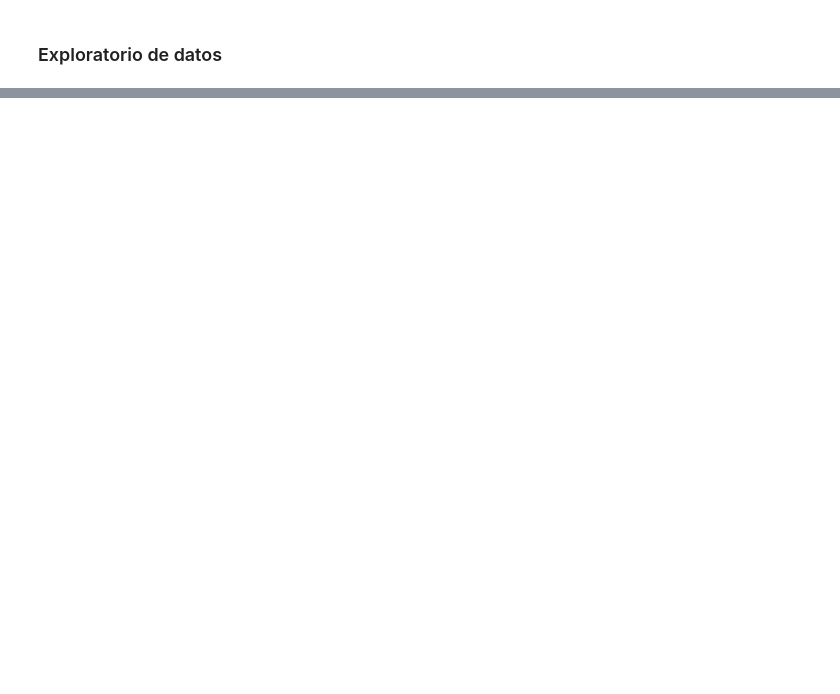
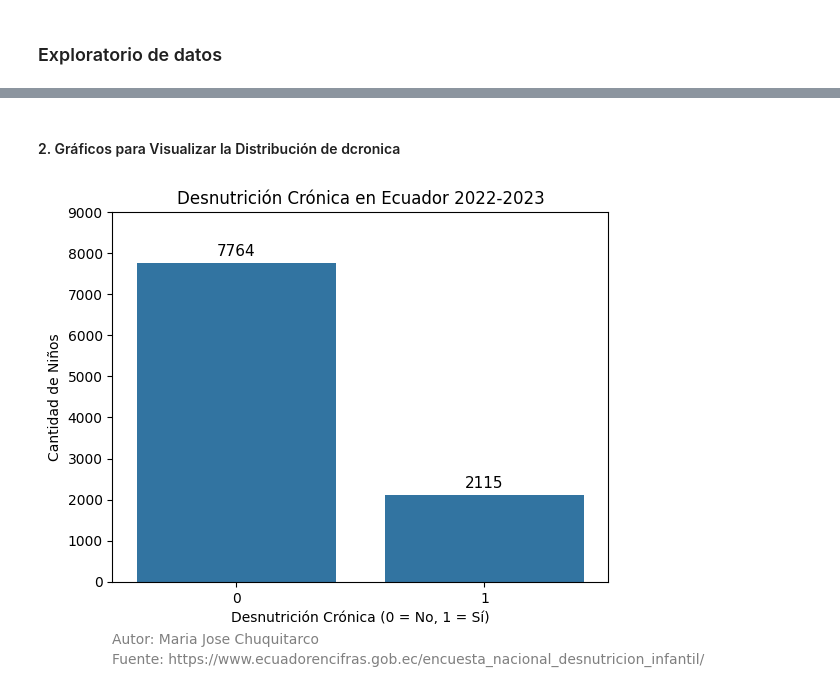
Before and after one commit to MariaChuquitarco/014MBID, a Jupyter notebook: TFM_1.ipynb, the cells around one changed output, grey strips where cells are left out. Cells and saved outputs as stored; diff of their text form; code cells hidden in the pictures; blank space fills up the shorter version.

```diff
--- a/TFM_1.ipynb
+++ b/TFM_1.ipynb
@@ -121,0 +151,22 @@ Cantidad de registros: 10154
+# %%
+# Supongamos que base_general es tu DataFrame original
+# Reemplazar valores nulos en las columnas categóricas por 'Desconocido'
+categorical_cols = ['area_x','area_y', 'region', 'prov', 'parr_pri', 'etnia', 'sexo', 'padre_hogar', 'madre_hogar','material_techo', 'material_paredes','tiempo_despues_empezo_a_lactar',
+ 'material_piso', 'tipo_agua', 'servicio_higenico', 'dispone_luz_red_publica', 'cocina_mediante', 'existe_agua', 'quedo_sin_alimentos',
+  'agua_proviene', 'ultimas_2_semanas_cantidades_necesarias', 'agua_que_beben', 'dio_ceno_al_nacer',
+   'tomo_agua_pura_ayer','ayer_tomo_jugos', 'ayer_comio_sopa', 'ayer_tomo_otro_liquido', 'ayer_comio_alimento_solido', 'ayer_comio_colada_espesa', 'ayer_comio_pure',
+     'ayer_comio_zapallo', 'ayer_comio_papa', 'ayer_comio_cualquier_vegetal', 'ayer_comio_maduro', 'ayer_comio_cualquier_fruta', 'ayer_comio_higado',
+      'ayer_comio_cualquier_carne', 'ayer_comio_huevos', 'ayer_comio_pescado', 'ayer_comio_cualquier semilla', 'ayer_comio_lacteo',
+       'ayer_comio_alimentos_preparados_manteca_cerdo', 'ayer_comio_dulce', 'ayer_comio_alimentos_preparados_condimentos', 'ayer_comio_alimentos_aceite_vegetal',
+       'ayer_comio_alimentos_preparados_aceite_vegetal', 'ayer_comio_alimentos_sal', 'ayer_comio_alimentos_dulce', 'otros_alimentos',
+        'tomo_liquido_en_biceron',  'liquido_que_toma', 'recibio_dos_tomas_de_leche', 'respetan_permiso_lactancia', 'respetan_licencia_maternidad',
+         'permiten_sala_lactancia', 'esta_vivo', 'tuvo_control_penatral',
+          'consumo_acido_folico_durante_embarazo', 'consumo_hierro_durante_embarazo', 'consumo micronutrirntes_durante_embarazo', 'toma_presión_durante_embarazo',
+          'examen_VIH_antes_20semanas', 'examen_VIH_a_partir_20semanas', 'examen_VIH_durante_embarazo', 'examen_anemia_antes_20semanas', 'examen_anemia_a_oartir_20semanas',
+          'examen_orina__antes_20semanas', 'examen_orina_a_partir_20semanas', 'examen_TORCHs_antes_20semanas', 'examen_TORCHs_a_partir_20semanas', 'vacuna_tetanos_y_difteria',
+           'vacuna_influencia', 'ecos_obstetricos', 'recibio_charla_durante_embarazo', 'recibio_charla_sobre_lactancia', 'recibio_charla_consumo_micronutrientes',
+           'recibio_charla_alarma_embarazo', 'recibio_charla_preparacion_alimentos', 'recibio_charla_lavado_de_manos', 'recibio_consejeria_apego_lactancia',
+            'recibio_charla_alimentacion_saludable', 'recibio_charla_planificacion_transporte', 'recibio_charla_agua_segura', 'tipo_parto','primera_hora_leche_materna']
+
+# Reemplazar valores nulos en las columnas categóricas por 'Desconocido'
+base_general[categorical_cols] = base_general[categorical_cols].fillna('Desconocido')
@@ -121,0 +187,26 @@ Cantidad de registros: 10154
+# %% [markdown]
+#### 2. Gráficos para Visualizar la Distribución de dcronica
+# %%
+# Gráfico de barras de la variable dcronica
+sns.countplot(x='dcronica', data=base_general)
+
+# Añadir título y etiquetas a los ejes
+plt.title('Desnutrición Crónica en Ecuador 2022-2023')
+plt.xlabel('Desnutrición Crónica (0 = No, 1 = Sí)')
+plt.ylim(0,9000)
+plt.ylabel('Cantidad de Niños')
+
+# Añadir el valor en cada columna
+for p in plt.gca().patches:
+    plt.annotate(f'{int(p.get_height())}', (p.get_x() + p.get_width() / 2., p.get_height()),
+                 ha='center', va='baseline', fontsize=11, color='black', xytext=(0, 5),
+                 textcoords='offset points')
+
+# Añadir el nombre del autor y la fuente
+plt.text(-0.5, -1500, 'Autor: Maria Jose Chuquitarco', fontsize=10, color='gray', ha='left')
+plt.text(-0.5, -2000, 'Fuente: https://www.ecuadorencifras.gob.ec/encuesta_nacional_desnutricion_infantil/', fontsize=10, color='gray', ha='left')
+
+# Mostrar el gráfico
+plt.show()
+# %% [output]
+[figure, added]
```
Also changed, not shown: parts of 99 cells of this notebook.
